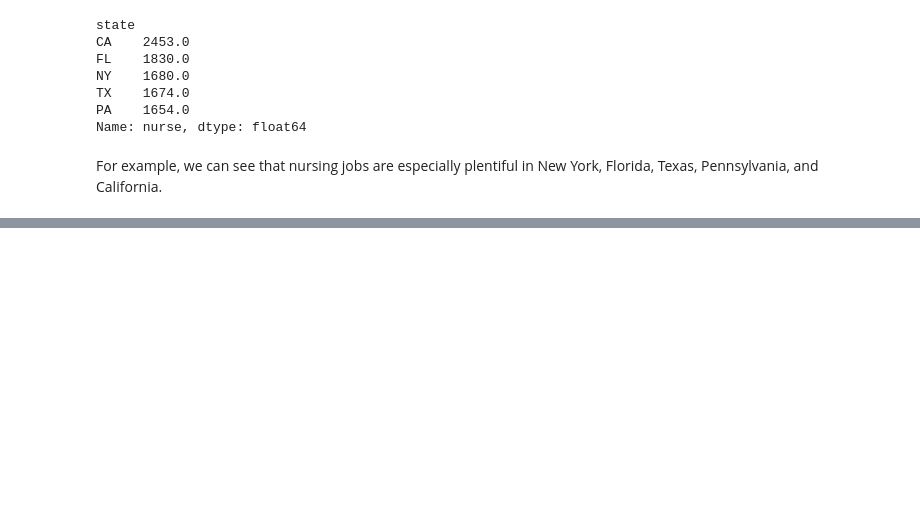
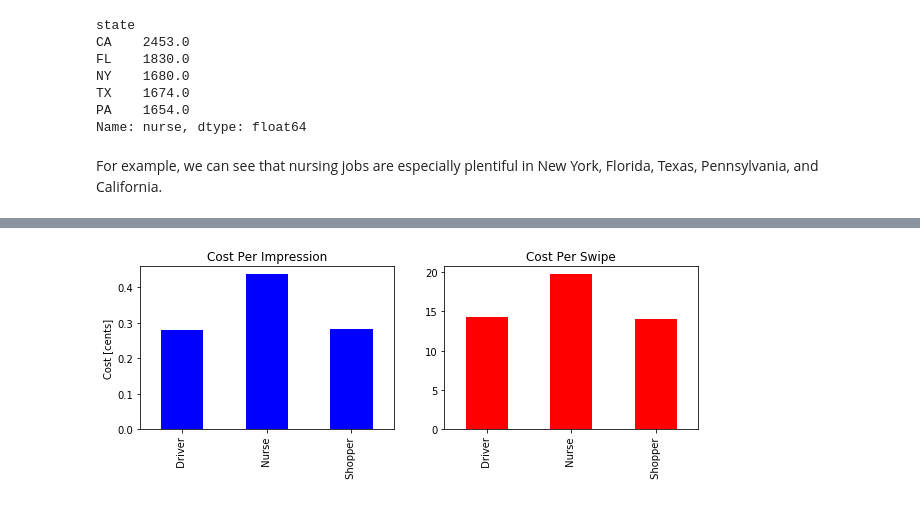
Before and after one commit to kabuhakmeh3/job-classifier, a Jupyter notebook: notebooks/Job Listing EDA - Demo.ipynb, the cells around one changed output, grey strips where cells are left out. Cells and saved outputs as stored; diff of their text form; code cells hidden in the pictures; blank space fills up the shorter version.

Commit message:
added campaign result example

```diff
--- a/notebooks/Job Listing EDA - Demo.ipynb
+++ b/notebooks/Job Listing EDA - Demo.ipynb
@@ -386,0 +411,14 @@ nurse_map
+# %%
+campaigns = pd.read_csv('../data/performance/demo/campaigns-demo.csv')
+campaigns['Date'] = pd.to_datetime(campaigns['Start time'])
+
+cols_to_keep = ['partner','role','skilled','Date', 'Campaign Name', 'Spend',
+                'Paid Impressions', 'Paid eCPM', 'Swipe Ups', 'eCPSU']
+
+cols_performance = ['Spend', 'Paid Impressions',
+                'Paid eCPM', 'Swipe Ups', 'eCPSU']
+
+campaigns['partner'] = campaigns['Campaign Name'].apply(lambda x: x.split('-')[0])
+campaigns['role'] = campaigns['Campaign Name'].apply(lambda x: x.split('-')[1])
+campaigns['skilled'] = campaigns.role==' Nurse'
+campaigns = campaigns[cols_to_keep]
@@ -386,0 +427,6 @@ nurse_map
+# %%
+role_totals = campaigns.groupby('role')[cols_performance].sum()
+role_totals['CPI'] = role_totals['Spend']/role_totals['Paid Impressions']
+role_totals['CPS'] = role_totals['Spend']/role_totals['Swipe Ups']
+role_totals['Swipe Rate'] = role_totals['Swipe Ups']/role_totals['Paid Impressions']
+role_totals
@@ -386,0 +448,23 @@ nurse_map
+# %%
+fig = plt.figure(figsize=(10,3))
+
+cols_to_plot = ['CPI', 'CPS']
+colors = {'CPI':'b','CPS':'r'}
+labels = {'CPI':'Impression','CPS':'Swipe'}
+
+i = 1
+
+for col in cols_to_plot:
+    plt.subplot(1, 2, i)
+    (role_totals[col]*100).plot(kind='bar', color=colors[col])
+    plt.title('Cost Per '+ labels[col])
+    plt.xlabel('')
+    if i == 1:
+        plt.ylabel('Cost [cents]')
+    else:
+        pass
+    i += 1
+
+plt.show()
+# %% [output]
+[figure, added]
```
Also changed, not shown: parts of 10 cells of this notebook.
